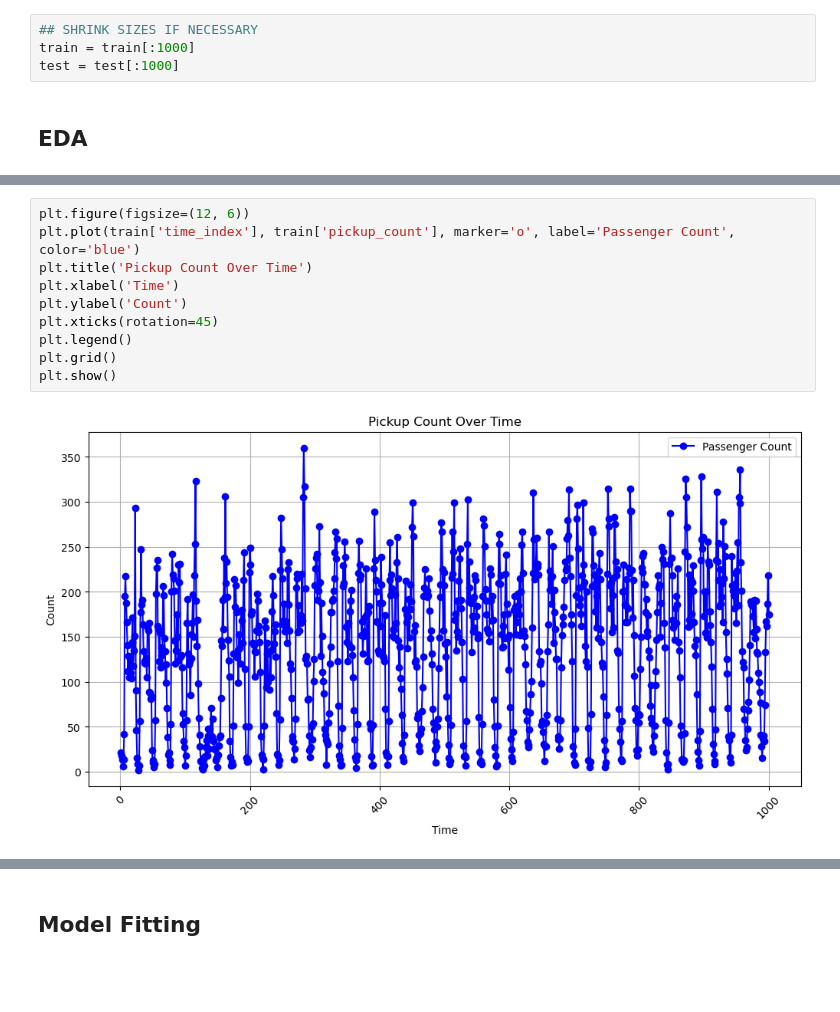
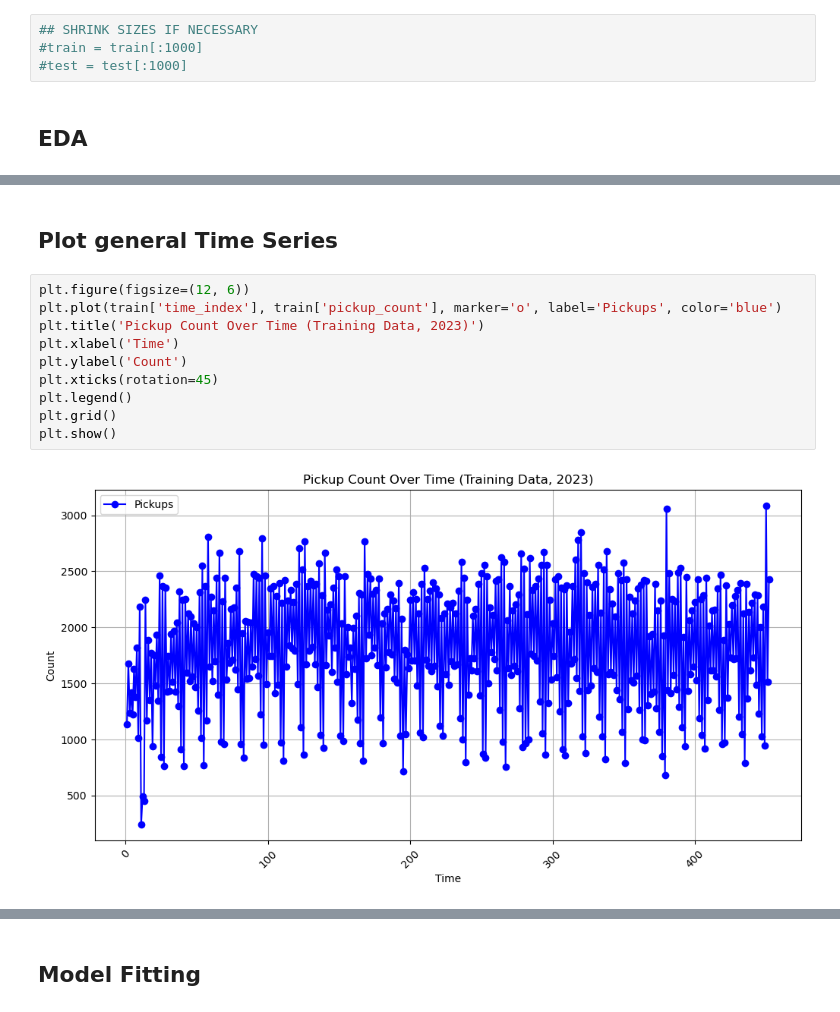
Before and after one commit to HarisNaveed17/predicting_taxi_fares, a Jupyter notebook: test_model.ipynb, the cells around one changed output, grey strips where cells are left out. Cells and saved outputs as stored; diff of their text form; blank space fills up the shorter version.

```diff
--- a/test_model.ipynb
+++ b/test_model.ipynb
@@ -106,7 +106,7 @@ memory usage: 264.8+ KB
 # %%
 ## SHRINK SIZES IF NECESSARY
-train = train[:1000]
-test = test[:1000]
+#train = train[:1000]
+#test = test[:1000]
 # %% [markdown]
 ## EDA
 # %%
@@ -174,14 +148,16 @@ test['pickup_count'].hist()
+# %% [markdown]
+## Plot general Time Series
 # %%
 plt.figure(figsize=(12, 6))
-plt.plot(train['time_index'], train['pickup_count'], marker='o', label='Passenger Count', color='blue')
-plt.title('Pickup Count Over Time')
+plt.plot(train['time_index'], train['pickup_count'], marker='o', label='Pickups', color='blue')
+plt.title('Pickup Count Over Time (Training Data, 2023)')
 plt.xlabel('Time')
 plt.ylabel('Count')
 plt.xticks(rotation=45)
 plt.legend()
 plt.grid()
 plt.show()
 # %% [output]
-[figure, old version]
+[figure, new version]
 # %%
 plt.figure(figsize=(12, 6))
```
Also changed, not shown: parts of 22 cells of this notebook, 1 other file.
